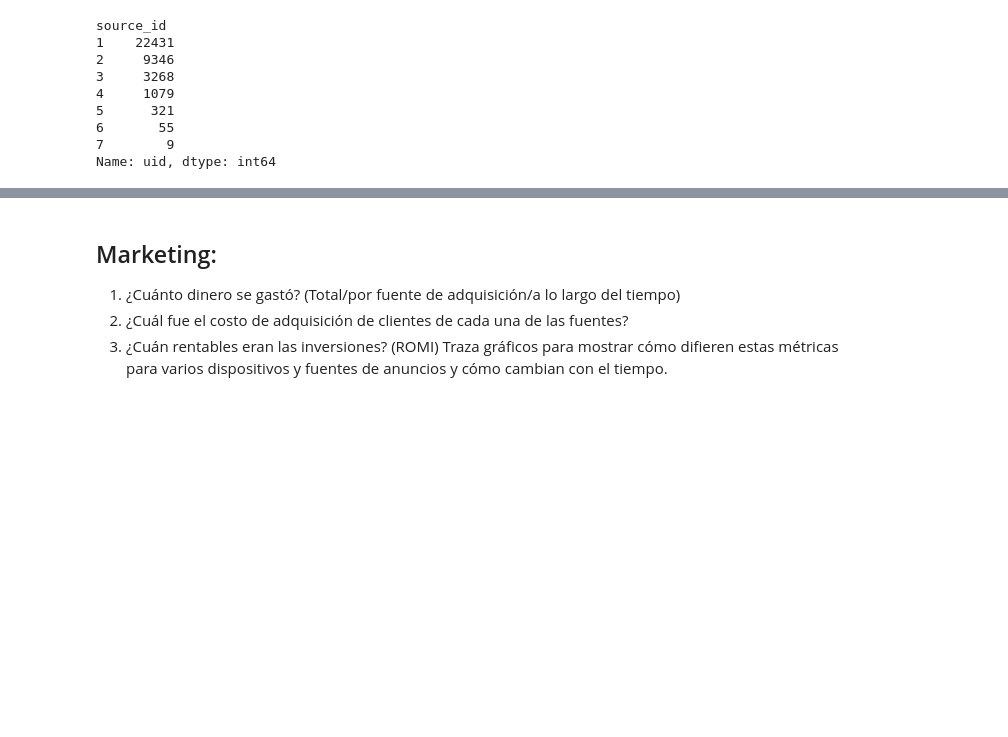
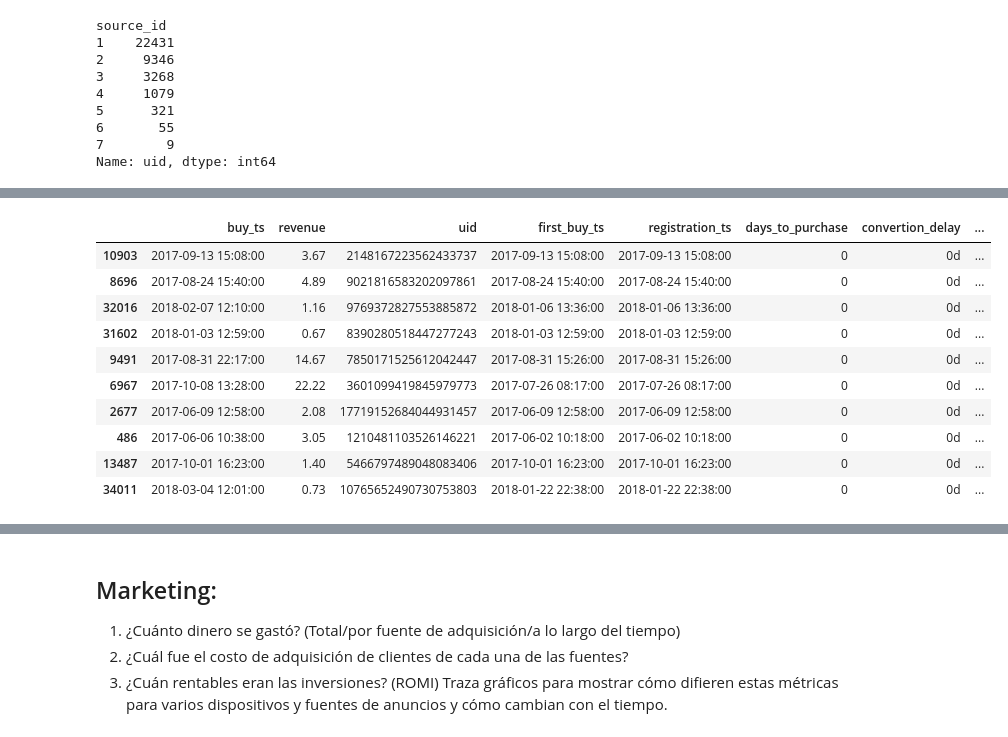
Before and after one commit to latostadorano/tt_s09_showz_tickets, a Jupyter notebook: s_09.ipynb, the cells around one changed output, grey strips where cells are left out. Cells and saved outputs as stored; diff of their text form; code cells hidden in the pictures; blank space fills up the shorter version.

```diff
--- a/s_09.ipynb
+++ b/s_09.ipynb
@@ -420,0 +324,17 @@ Name: uid, dtype: int64
+# %%
+# Cuántos pedidos se hacen en un periodo de compra?
+orders['month_buy'] = orders.buy_ts.dt.month
+orders['year_buy'] = orders.buy_ts.dt.year
+orders.sample(10)
+# %% [output]
+|  | buy_ts | revenue | uid | first_buy_ts | registration_ts | days_to_purchase | convertion_delay | ... |
+| 10903 | 2017-09-13 15:08:00 | 3.67 | 2148167223562433737 | 2017-09-13 15:08:00 | 2017-09-13 15:08:00 | 0 | 0d | ... |
+| 8696 | 2017-08-24 15:40:00 | 4.89 | 9021816583202097861 | 2017-08-24 15:40:00 | 2017-08-24 15:40:00 | 0 | 0d | ... |
+| 32016 | 2018-02-07 12:10:00 | 1.16 | 9769372827553885872 | 2018-01-06 13:36:00 | 2018-01-06 13:36:00 | 0 | 0d | ... |
+| 31602 | 2018-01-03 12:59:00 | 0.67 | 8390280518447277243 | 2018-01-03 12:59:00 | 2018-01-03 12:59:00 | 0 | 0d | ... |
+| 9491 | 2017-08-31 22:17:00 | 14.67 | 7850171525612042447 | 2017-08-31 15:26:00 | 2017-08-31 15:26:00 | 0 | 0d | ... |
+| 6967 | 2017-10-08 13:28:00 | 22.22 | 3601099419845979773 | 2017-07-26 08:17:00 | 2017-07-26 08:17:00 | 0 | 0d | ... |
+| 2677 | 2017-06-09 12:58:00 | 2.08 | 17719152684044931457 | 2017-06-09 12:58:00 | 2017-06-09 12:58:00 | 0 | 0d | ... |
+| 486 | 2017-06-06 10:38:00 | 3.05 | 1210481103526146221 | 2017-06-02 10:18:00 | 2017-06-02 10:18:00 | 0 | 0d | ... |
+| 13487 | 2017-10-01 16:23:00 | 1.40 | 5466797489048083406 | 2017-10-01 16:23:00 | 2017-10-01 16:23:00 | 0 | 0d | ... |
+| 34011 | 2018-03-04 12:01:00 | 0.73 | 10765652490730753803 | 2018-01-22 22:38:00 | 2018-01-22 22:38:00 | 0 | 0d | ... |
```
Also changed, not shown: parts of 28 cells of this notebook.
